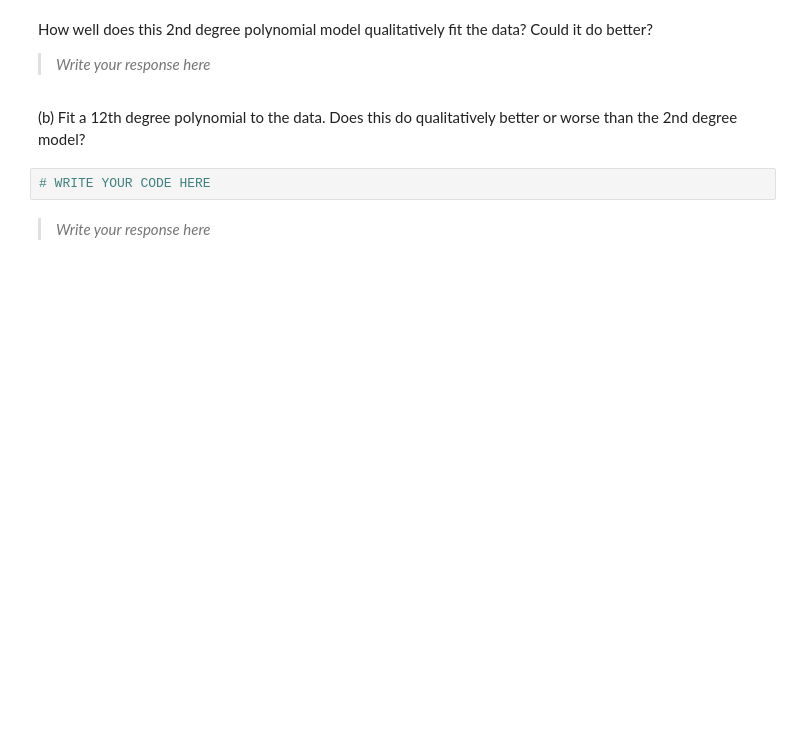
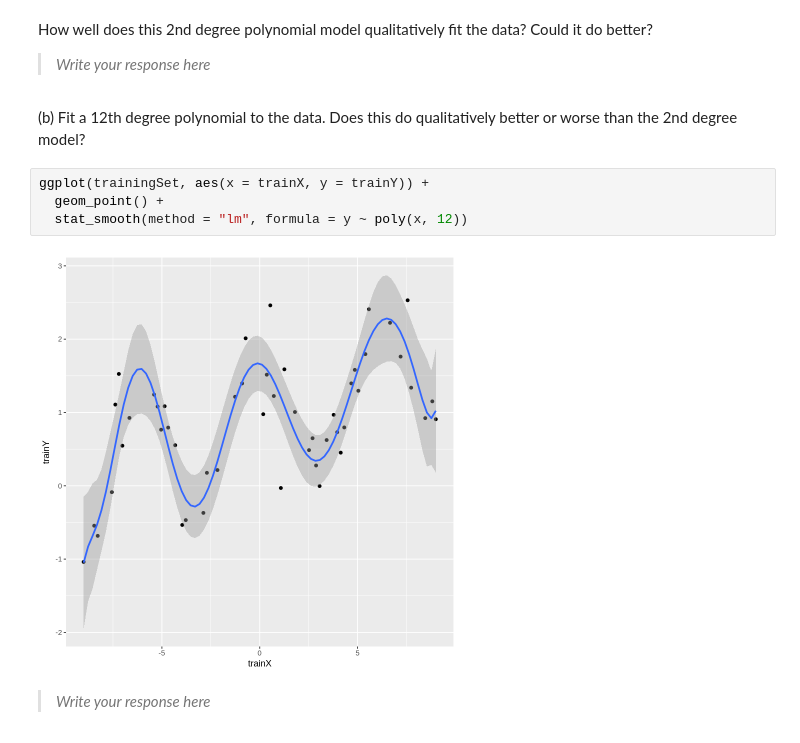
Before and after one commit to jialinli-21/Li_DSPN_S25, a Jupyter notebook: Exercise17.ipynb, the cells around one changed output. Cells and saved outputs as stored; diff of their text form; blank space fills up the shorter version.

```diff
--- a/Exercise17.ipynb
+++ b/Exercise17.ipynb
@@ -62,8 +99,12 @@ How well does this 2nd degree polynomial model qualitatively fit the data? Could
 >
 # %% [markdown]
 (b) Fit a 12th degree polynomial to the data. Does this do qualitatively better or worse than the 2nd degree model?
-# %%
-# WRITE YOUR CODE HERE
+# %%
+ggplot(trainingSet, aes(x = trainX, y = trainY)) +
+  geom_point() +
+  stat_smooth(method = "lm", formula = y ~ poly(x, 12))
+# %% [output]
+[figure, added]
 # %% [markdown]
 > *Write your response here*
 >
```
Also changed, not shown: parts of 13 cells of this notebook.
